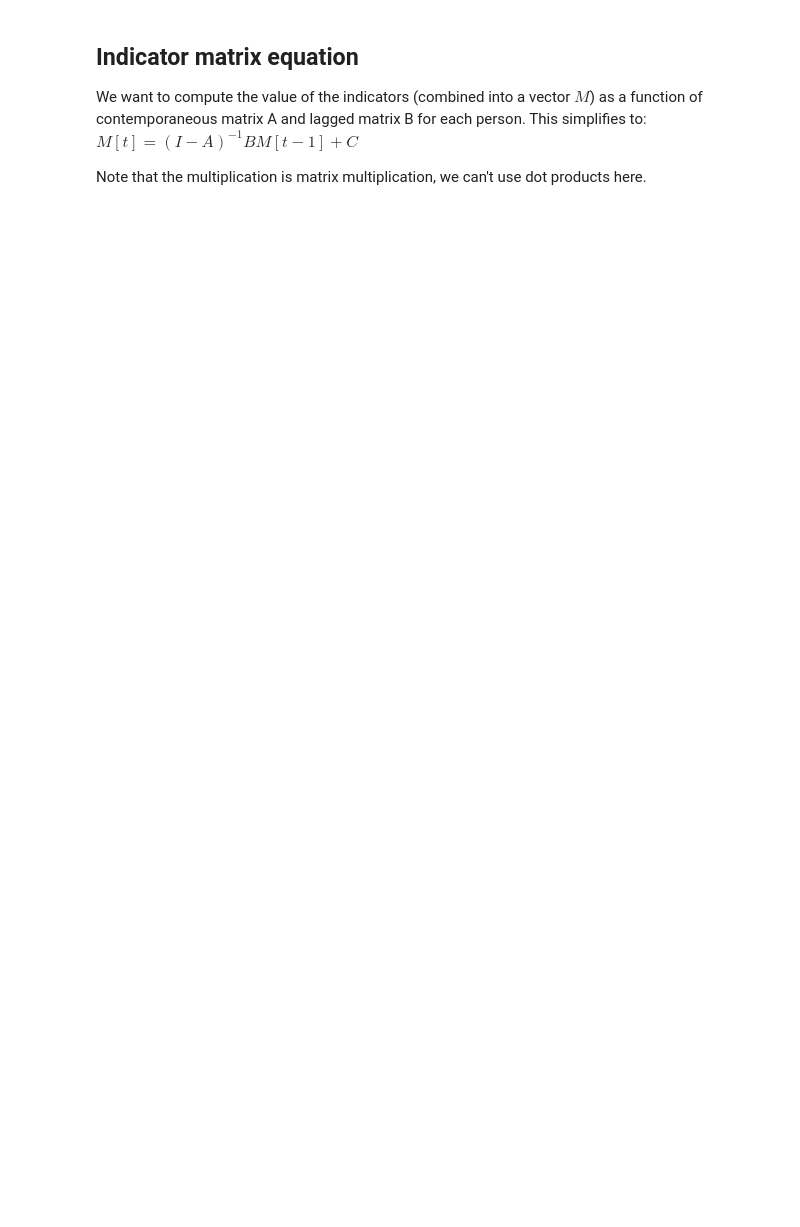
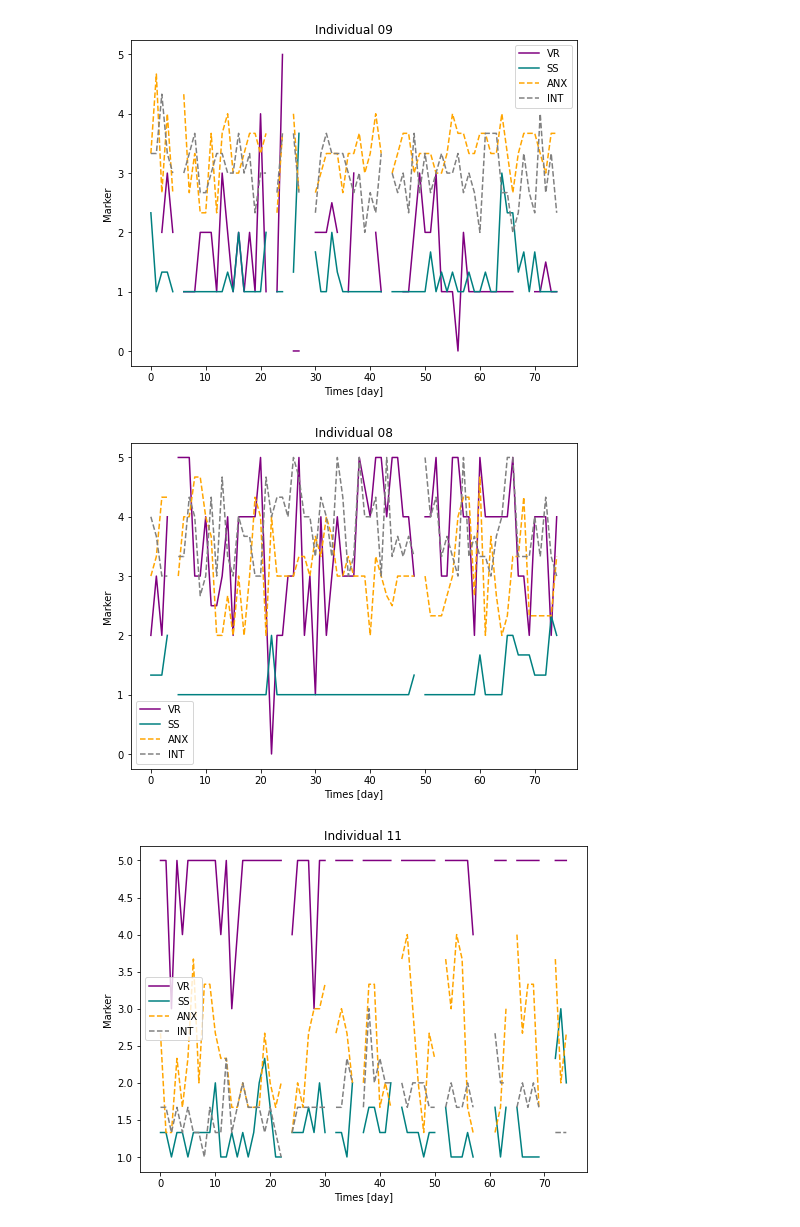
Before and after one commit to bangari-19/Collaborative-CIFAR-Project-, a Jupyter notebook: Testing_Lagged_Matrices.ipynb, the cells around one changed output. Drawn from its saved outputs; the diff is of its cells as text; code cells hidden in the pictures; blank space fills up the shorter version.

```diff
--- a/Testing_Lagged_Matrices.ipynb
+++ b/Testing_Lagged_Matrices.ipynb
@@ -21,6 +106,0 @@ var_int, mean_int = np.nanvar(INT), np.nanmean(INT)
-# %% [markdown]
-## Indicator matrix equation
-We want to compute the value of the indicators (combined into a vector $M$) as a function of contemporaneous matrix A and lagged matrix B for each person. This simplifies to:
-$M[t] = (I-A)^{-1}BM[t-1] + C$
-
-Note that the multiplication is matrix multiplication, we can't use dot products here.
@@ -81,0 +107,19 @@ leg=plt.legend()
+# %%
+#Emperical data
+
+path = 'GIMME analyses/Cleaned GIMME Data/Control_Group'
+for file in os.listdir(path):
+    VR, SS, ANX, INT = np.genfromtxt(path+'/'+file, skip_header=1, unpack=True) #'nan' values assigned 0?
+    plt.figure(figsize=(8,6))
+    plt.plot(t, VR, label='VR', linestyle='-', color='purple')
+    plt.plot(t, SS, label='SS', linestyle='-', color='teal')
+    plt.plot(t, ANX, label='ANX', linestyle='--', color='orange')
+    plt.plot(t, INT, label='INT', linestyle='--', color='gray')
+    plt.legend()
+    plt.xlabel('Times [day]')
+    plt.ylabel('Marker')
+    plt.title('Individual '+file[2:4])
+# %% [output]
+[figure, added]
+[figure, added]
+[figure, added]
```
Also changed, not shown: parts of 5 cells of this notebook.
